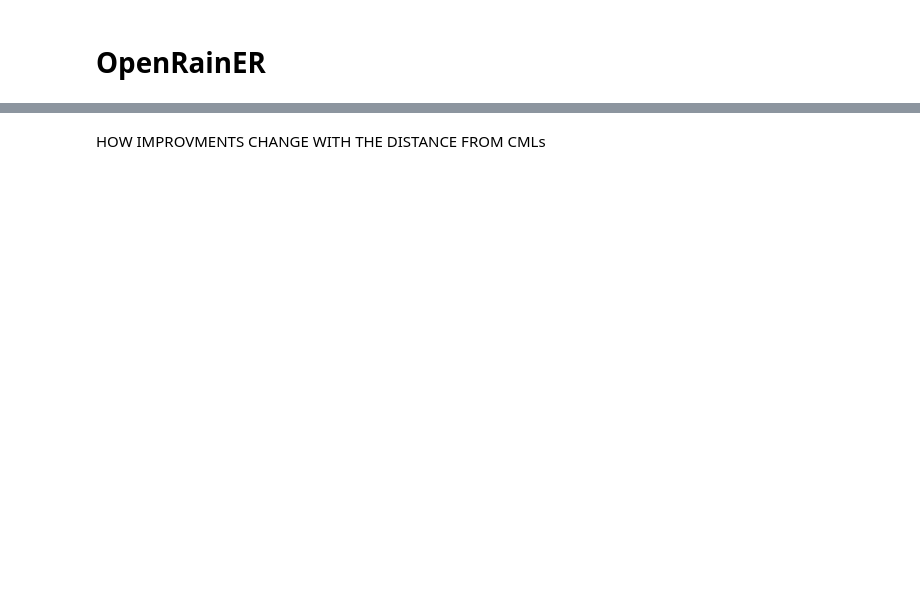
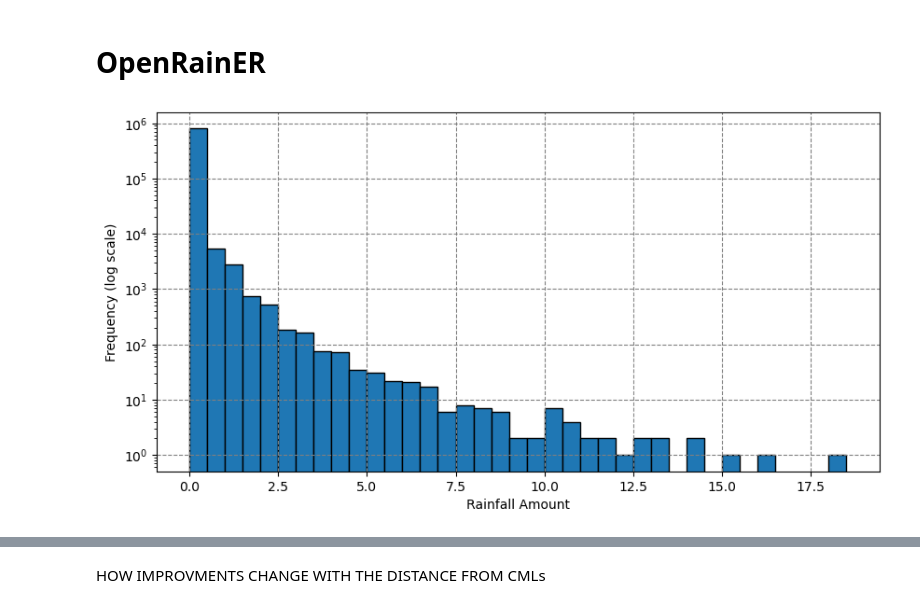
Before and after one commit to EliaCovi/radar_adjustment_intercomparison, a Jupyter notebook: 4_adjustment_analysis.ipynb, the cells around one changed output, grey strips where cells are left out. Saved outputs shown, nothing was run; the diff lists cells and outputs as text; code cells hidden in the pictures; blank space fills up the shorter version.

```diff
--- a/4_adjustment_analysis.ipynb
+++ b/4_adjustment_analysis.ipynb
@@ -26,3 +26,17 @@ end = '2022-08-31T00'
 ds_gauges = ds_gauges.sel(time = slice(start, end))
 ds_rad = ds_rad.sel(time = slice(start, end))
 ds_cmls = ds_cmls.sel(time = slice(start, end))
+# %%
+preci = ds_gauges.rainfall_amount.values.flatten()
+preci = preci[~np.isnan(preci)]
+bin_edges = np.arange(preci.min(), preci.max() + 0.5, 0.5)
+fig, ax = plt.subplots(figsize=(10, 5))
+ax.hist(preci, bins=bin_edges, edgecolor='black')
+ax.set_yscale("log")
+ax.set_xlabel("Rainfall Amount")
+ax.set_ylabel("Frequency (log scale)")
+ax.grid(linestyle='--', color='gray')
+
+plt.show()
+# %% [output]
+[figure, added]
```
Also changed, not shown: parts of 21 cells of this notebook, 3 other files.
